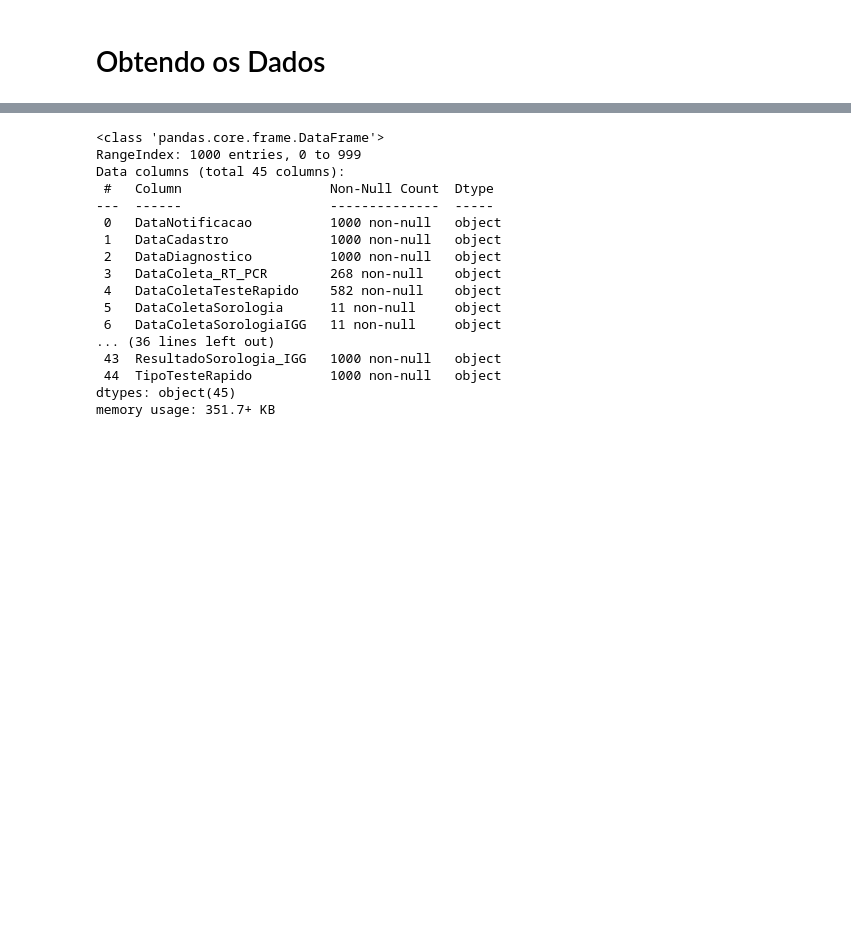
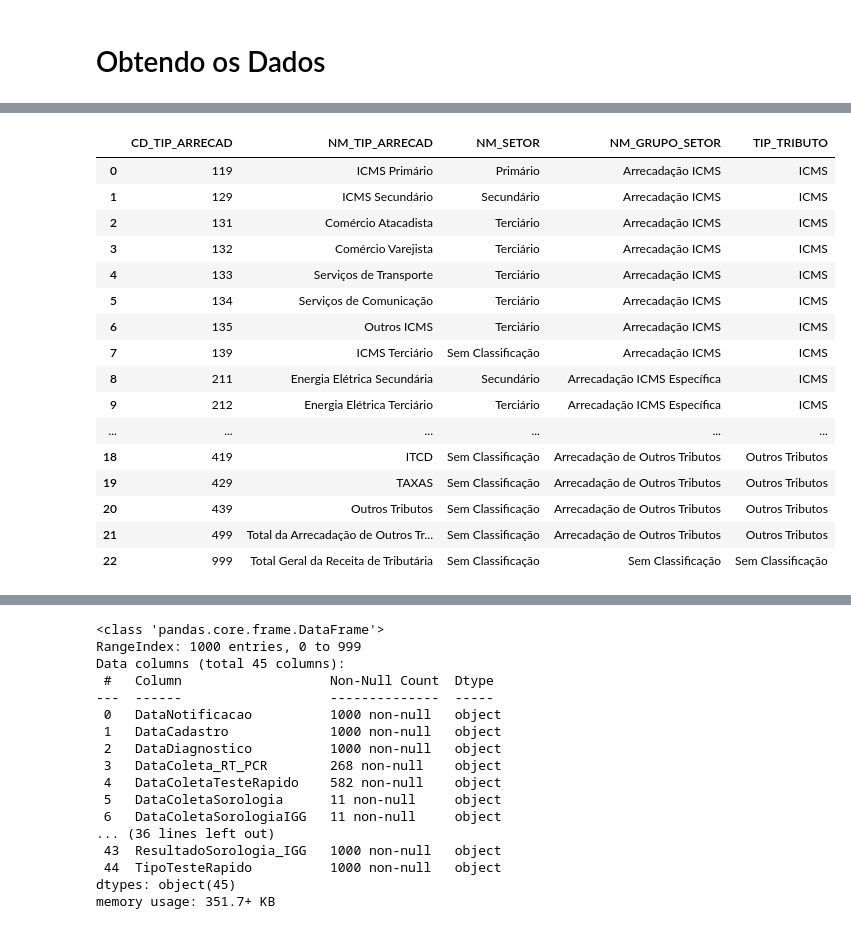
Before and after one commit to uallasleles/VUPS-MentoriaDSA2021, a Jupyter notebook: Exploratory-Data-Analysis.ipynb, the cells around one changed output, grey strips where cells are left out. Saved outputs shown, nothing was run; the diff lists cells and outputs as text; code cells hidden in the pictures; blank space fills up the shorter version.

```diff
--- a/Exploratory-Data-Analysis.ipynb
+++ b/Exploratory-Data-Analysis.ipynb
@@ -12,0 +175,2 @@ df = vups.get_data(nrows=10000)
+# %%
+pd.reset_option('float_format')
@@ -13,3 +362,23 @@ df = vups.get_data(nrows=10000)
+# %%
+vups.datasets.tipo_arrecadacao()
+# %% [output]
+|  | CD_TIP_ARRECAD | NM_TIP_ARRECAD | NM_SETOR | NM_GRUPO_SETOR | TIP_TRIBUTO |
+| 0 | 119 | ICMS Primário | Primário | Arrecadação ICMS | ICMS |
+| 1 | 129 | ICMS Secundário | Secundário | Arrecadação ICMS | ICMS |
+| 2 | 131 | Comércio Atacadista | Terciário | Arrecadação ICMS | ICMS |
+| 3 | 132 | Comércio Varejista | Terciário | Arrecadação ICMS | ICMS |
+| 4 | 133 | Serviços de Transporte | Terciário | Arrecadação ICMS | ICMS |
+| 5 | 134 | Serviços de Comunicação | Terciário | Arrecadação ICMS | ICMS |
+| 6 | 135 | Outros ICMS | Terciário | Arrecadação ICMS | ICMS |
+| 7 | 139 | ICMS Terciário | Sem Classificação | Arrecadação ICMS | ICMS |
+| 8 | 211 | Energia Elétrica Secundária | Secundário | Arrecadação ICMS Específica | ICMS |
+| 9 | 212 | Energia Elétrica Terciário | Terciário | Arrecadação ICMS Específica | ICMS |
+| ... | ... | ... | ... | ... | ... |
+| 18 | 419 | ITCD | Sem Classificação | Arrecadação de Outros Tributos | Outros Tributos |
+| 19 | 429 | TAXAS | Sem Classificação | Arrecadação de Outros Tributos | Outros Tributos |
+| 20 | 439 | Outros Tributos | Sem Classificação | Arrecadação de Outros Tributos | Outros Tributos |
+| 21 | 499 | Total da Arrecadação de Outros Tr... | Sem Classificação | Arrecadação de Outros Tributos | Outros Tributos |
+| 22 | 999 | Total Geral da Receita de Tributária | Sem Classificação | Sem Classificação | Sem Classificação |
 # %%
 df.info()
 # %% [output]
```
Also changed, not shown: parts of 70 cells of this notebook, 12 other files.
